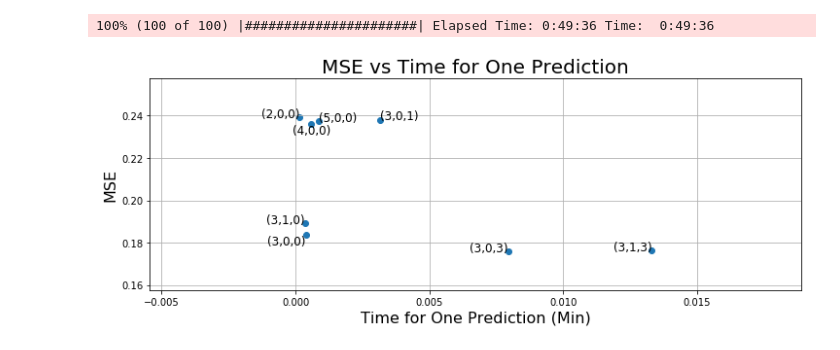
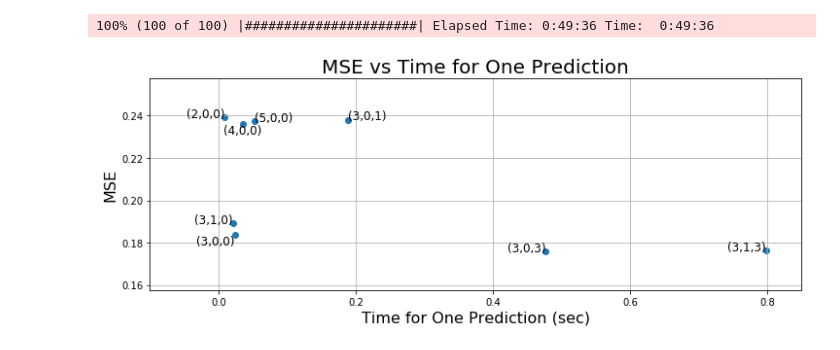
Before and after one commit to yhl116/Machine-Learning-to-Track-Cloud-Computing, a Jupyter notebook: implementation/ARIMA Order Test.ipynb, the cells around one changed output. Saved outputs shown, nothing was run; the diff lists cells and outputs as text; code cells hidden in the pictures.

```diff
--- a/implementation/ARIMA Order Test.ipynb
+++ b/implementation/ARIMA Order Test.ipynb
@@ -22,7 +26,7 @@ SELECT_NUMBER = 1000
 
 random.seed(1)
 x_axis = np.arange(0, 29-1/288, 1/288).tolist()
-np_cpu = np.load("wetransfer-2ee104//google-cpu-full.npy")
+np_cpu = np.load("dataset//google-cpu-full.npy")
 
 # full_cpu is a list of pandas series of the cpu utilisation of all machines
 # just a lazy way of converting nd-arrays to pd-series
@@ -135,14 +139,14 @@ recorded_3_1_3 = 0.17638068478493613
 recorded_3_0_1 = 0.23810441910062707
 recorded_3_0_3 = 0.17595132138567696
 # %%
-time_2_0_0 = 12 + 31/60
-time_3_0_0 = 32 + 59/60
-time_4_0_0 = 49 + 36/60
-time_5_0_0 = 60 + 13 + 34/60
-time_3_1_0 = 29 + 34/60
-time_3_1_3 = 18*60 + 38 + 35/60
-time_3_0_1 = 4*60 + 24 + 30/60
-time_3_0_3 = 11*60 + 7 + 44/60
+time_2_0_0 = (12 + 31/60)*60
+time_3_0_0 = (32 + 59/60)*60
+time_4_0_0 = (49 + 36/60)*60
+time_5_0_0 = (60 + 13 + 34/60)*60
+time_3_1_0 = (29 + 34/60)*60
+time_3_1_3 = (18*60 + 38 + 35/60)*60
+time_3_0_1 = (4*60 + 24 + 30/60)*60
+time_3_0_3 = (11*60 + 7 + 44/60)*60
 # %%
 number_of_predictions = (len(df_cpu) - int(len(df_cpu)*0.99))*1000
 
@@ -175,19 +179,21 @@ ls_rate = [rate_2_0_0,
 # %%
 plt.figure(figsize = (12,4))
 plt.scatter(ls_rate,ls_recorded)
 plt.grid()
 plt.title("MSE vs Time for One Prediction", fontsize = 20)
-plt.xlabel("Time for One Prediction (Min)", fontsize = 16)
+plt.xlabel("Time for One Prediction (sec)", fontsize = 16)
 plt.ylabel("MSE", fontsize = 16)
+plt.xlim(-0.1,0.85)
+
 plt.text(rate_2_0_0, recorded_2_0_0,'(2,0,0)', horizontalalignment='right', fontsize = 12)
 plt.text(rate_3_0_0, recorded_3_0_0,'(3,0,0)', horizontalalignment='right', verticalalignment='top', fontsize = 12)
 plt.text(rate_4_0_0, recorded_4_0_0,'(4,0,0)', verticalalignment='top', horizontalalignment = "center", fontsize = 12)
 plt.text(rate_5_0_0, recorded_5_0_0,'(5,0,0)', horizontalalignment='left', fontsize = 12)
 plt.text(rate_3_1_0, recorded_3_1_0,'(3,1,0)', horizontalalignment='right', fontsize = 12)
 plt.text(rate_3_1_3, recorded_3_1_3,'(3,1,3)', horizontalalignment='right', fontsize = 12)
 plt.text(rate_3_0_1, recorded_3_0_1,'(3,0,1)', horizontalalignment='left', fontsize = 12)
 plt.text(rate_3_0_3, recorded_3_0_3,'(3,0,3)', horizontalalignment='right', fontsize = 12)
 
 plt.savefig("figures/implementation/arima_order")
 # %% [output]
-[figure, old version]
+[figure, new version]
```
Also changed, not shown: parts of 1 cell of this notebook.
